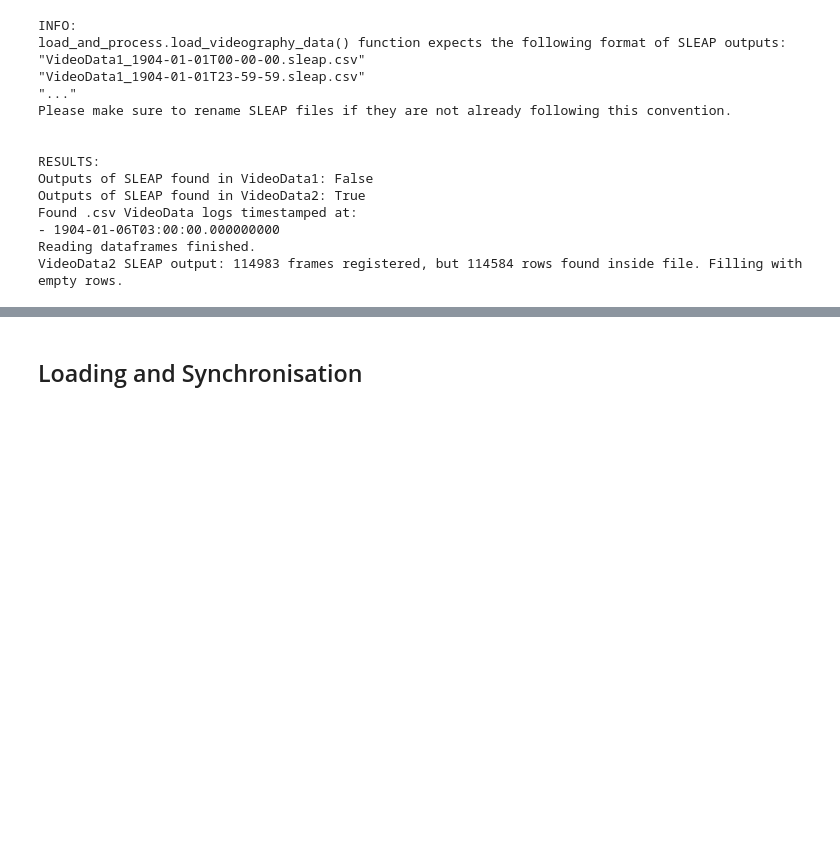
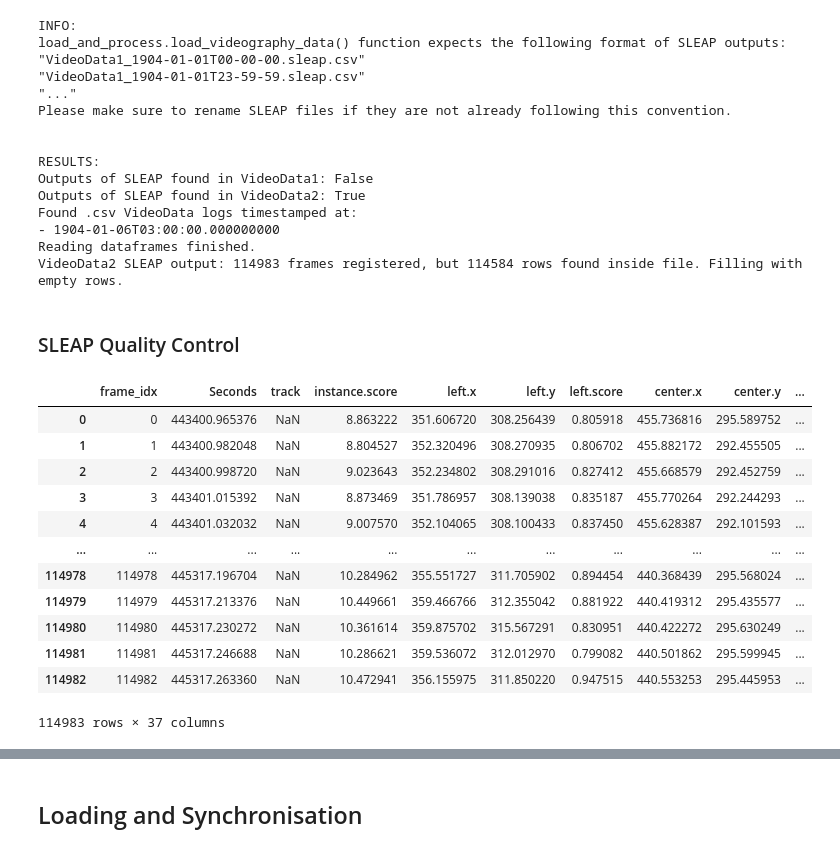
Before and after one commit to ikharitonov/vestibular_vr_pipeline, a Jupyter notebook: 1_DEMO_data_extraction_pipeline.ipynb, the cells around one changed output, grey strips where cells are left out. Drawn from its saved outputs; the diff is of its cells as text; code cells hidden in the pictures; blank space fills up the shorter version.

```diff
--- a/1_DEMO_data_extraction_pipeline.ipynb
+++ b/1_DEMO_data_extraction_pipeline.ipynb
@@ -38,3 +49,21 @@ Found .csv VideoData logs timestamped at:
 - 1904-01-06T03:00:00.000000000
 Reading dataframes finished.
 VideoData2 SLEAP output: 114983 frames registered, but 114584 rows found inside file. Filling with empty rows.
+# %% [markdown]
+### SLEAP Quality Control
+# %%
+VideoData2
+# %% [output]
+|  | frame_idx | Seconds | track | instance.score | left.x | left.y | left.score | center.x | center.y | ... |
+| 0 | 0 | 443400.965376 | NaN | 8.863222 | 351.606720 | 308.256439 | 0.805918 | 455.736816 | 295.589752 | ... |
+| 1 | 1 | 443400.982048 | NaN | 8.804527 | 352.320496 | 308.270935 | 0.806702 | 455.882172 | 292.455505 | ... |
+| 2 | 2 | 443400.998720 | NaN | 9.023643 | 352.234802 | 308.291016 | 0.827412 | 455.668579 | 292.452759 | ... |
+| 3 | 3 | 443401.015392 | NaN | 8.873469 | 351.786957 | 308.139038 | 0.835187 | 455.770264 | 292.244293 | ... |
+| 4 | 4 | 443401.032032 | NaN | 9.007570 | 352.104065 | 308.100433 | 0.837450 | 455.628387 | 292.101593 | ... |
+| ... | ... | ... | ... | ... | ... | ... | ... | ... | ... | ... |
+| 114978 | 114978 | 445317.196704 | NaN | 10.284962 | 355.551727 | 311.705902 | 0.894454 | 440.368439 | 295.568024 | ... |
+| 114979 | 114979 | 445317.213376 | NaN | 10.449661 | 359.466766 | 312.355042 | 0.881922 | 440.419312 | 295.435577 | ... |
+| 114980 | 114980 | 445317.230272 | NaN | 10.361614 | 359.875702 | 315.567291 | 0.830951 | 440.422272 | 295.630249 | ... |
+| 114981 | 114981 | 445317.246688 | NaN | 10.286621 | 359.536072 | 312.012970 | 0.799082 | 440.501862 | 295.599945 | ... |
+| 114982 | 114982 | 445317.263360 | NaN | 10.472941 | 356.155975 | 311.850220 | 0.947515 | 440.553253 | 295.445953 | ... |
+114983 rows × 37 columns
```
Also changed, not shown: parts of 31 cells of this notebook.
